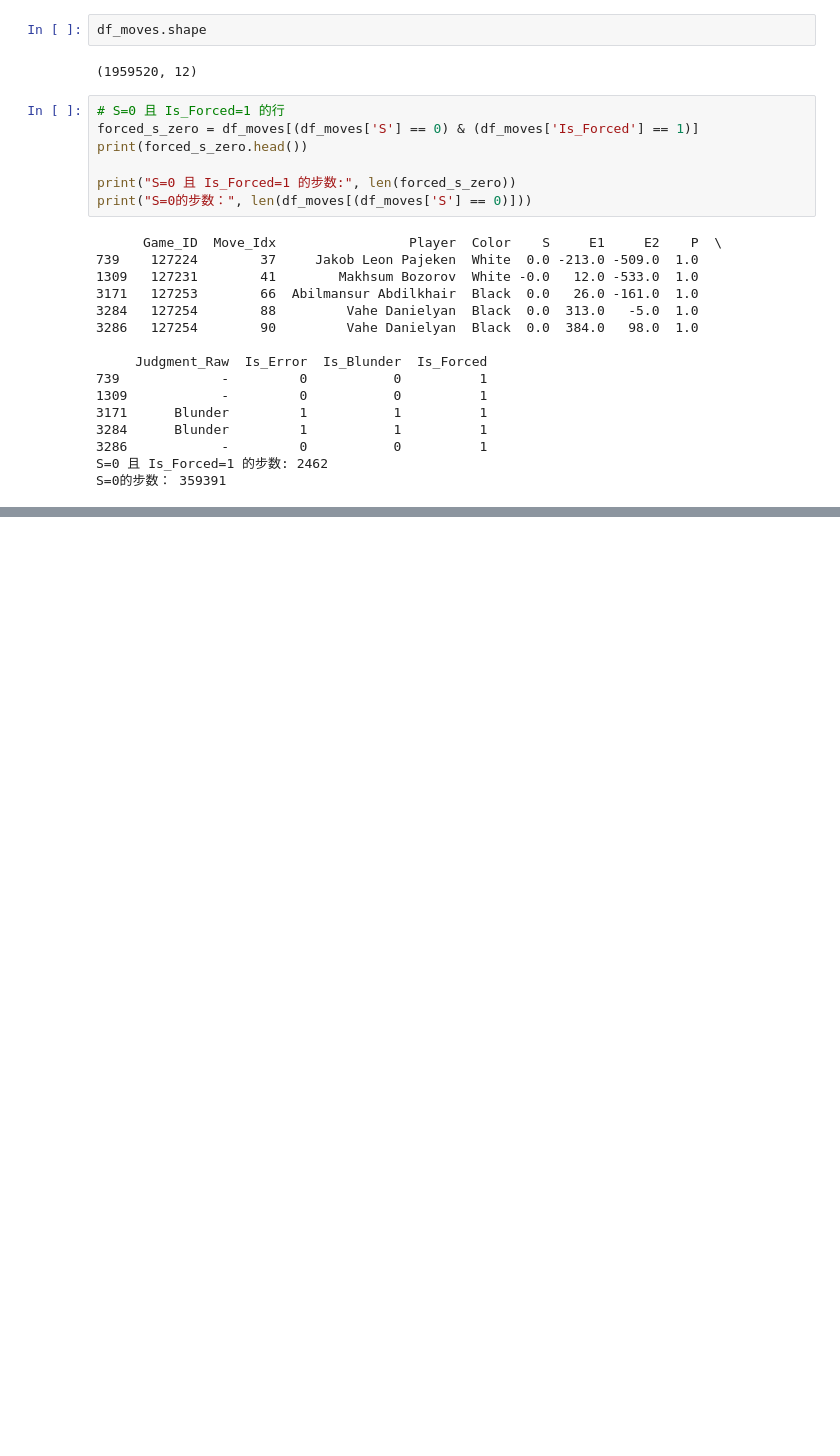
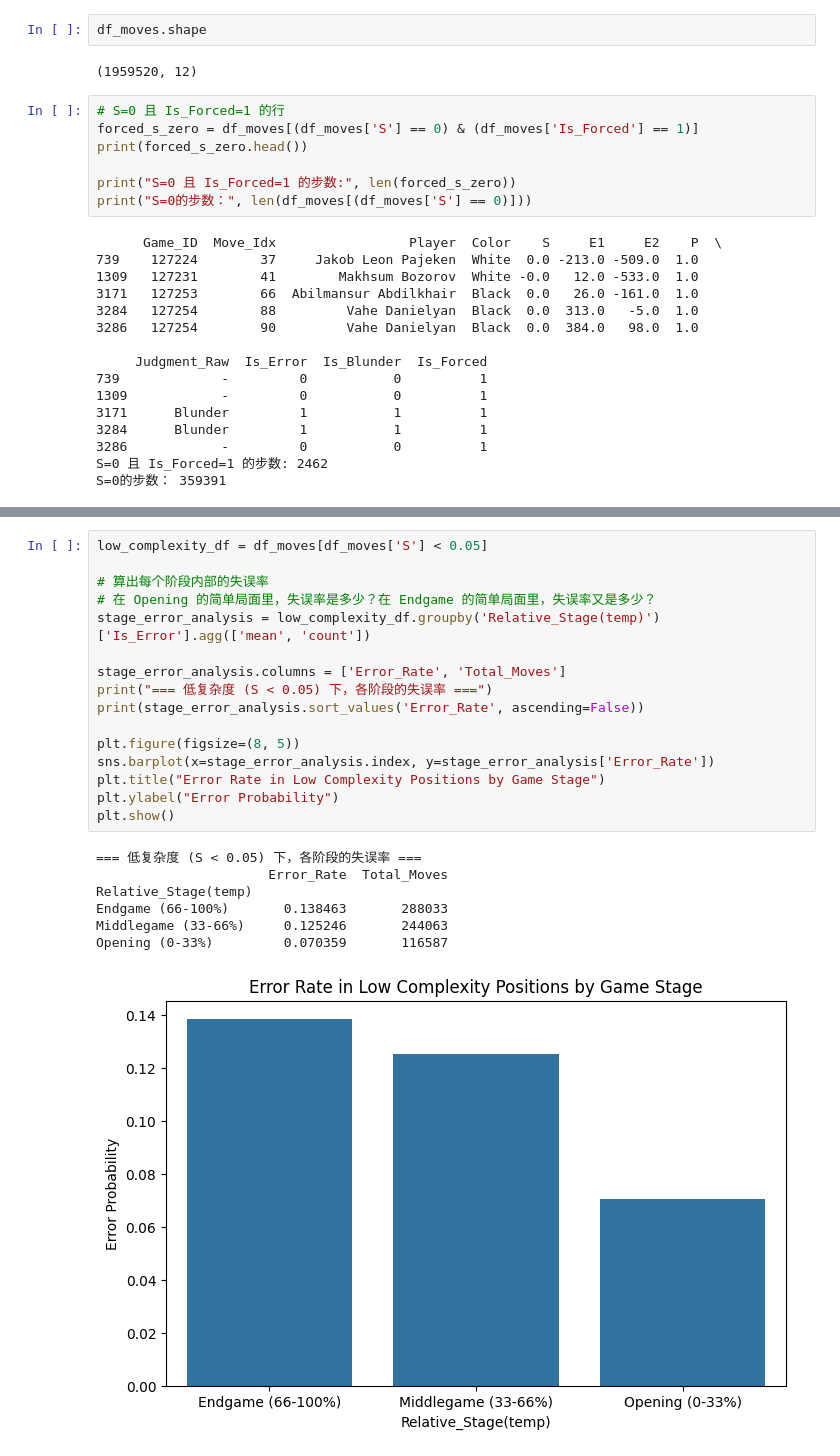
Before and after one commit to zZimablueee/Chess, a Jupyter notebook: complexity/analysis.ipynb, the cells around one changed output, grey strips where cells are left out. Drawn from its saved outputs; the diff is of its cells as text; blank space fills up the shorter version.

```diff
--- a/complexity/analysis.ipynb
+++ b/complexity/analysis.ipynb
@@ -370,0 +442,24 @@ Name: count, Length: 61, dtype: int64
+# %%
+low_complexity_df = df_moves[df_moves['S'] < 0.05]
+
+# 算出每个阶段内部的失误率
+# 在 Opening 的简单局面里，失误率是多少？在 Endgame 的简单局面里，失误率又是多少？
+stage_error_analysis = low_complexity_df.groupby('Relative_Stage(temp)')['Is_Error'].agg(['mean', 'count'])
+
+stage_error_analysis.columns = ['Error_Rate', 'Total_Moves']
+print("=== 低复杂度 (S < 0.05) 下，各阶段的失误率 ===")
+print(stage_error_analysis.sort_values('Error_Rate', ascending=False))
+
+plt.figure(figsize=(8, 5))
+sns.barplot(x=stage_error_analysis.index, y=stage_error_analysis['Error_Rate'])
+plt.title("Error Rate in Low Complexity Positions by Game Stage")
+plt.ylabel("Error Probability")
+plt.show()
+# %% [output]
+=== 低复杂度 (S < 0.05) 下，各阶段的失误率 ===
+                      Error_Rate  Total_Moves
+Relative_Stage(temp)
+Endgame (66-100%)       0.138463       288033
+Middlegame (33-66%)     0.125246       244063
+Opening (0-33%)         0.070359       116587
+[figure, added]
```
Also changed, not shown: parts of 5 cells of this notebook, 2 other files.
